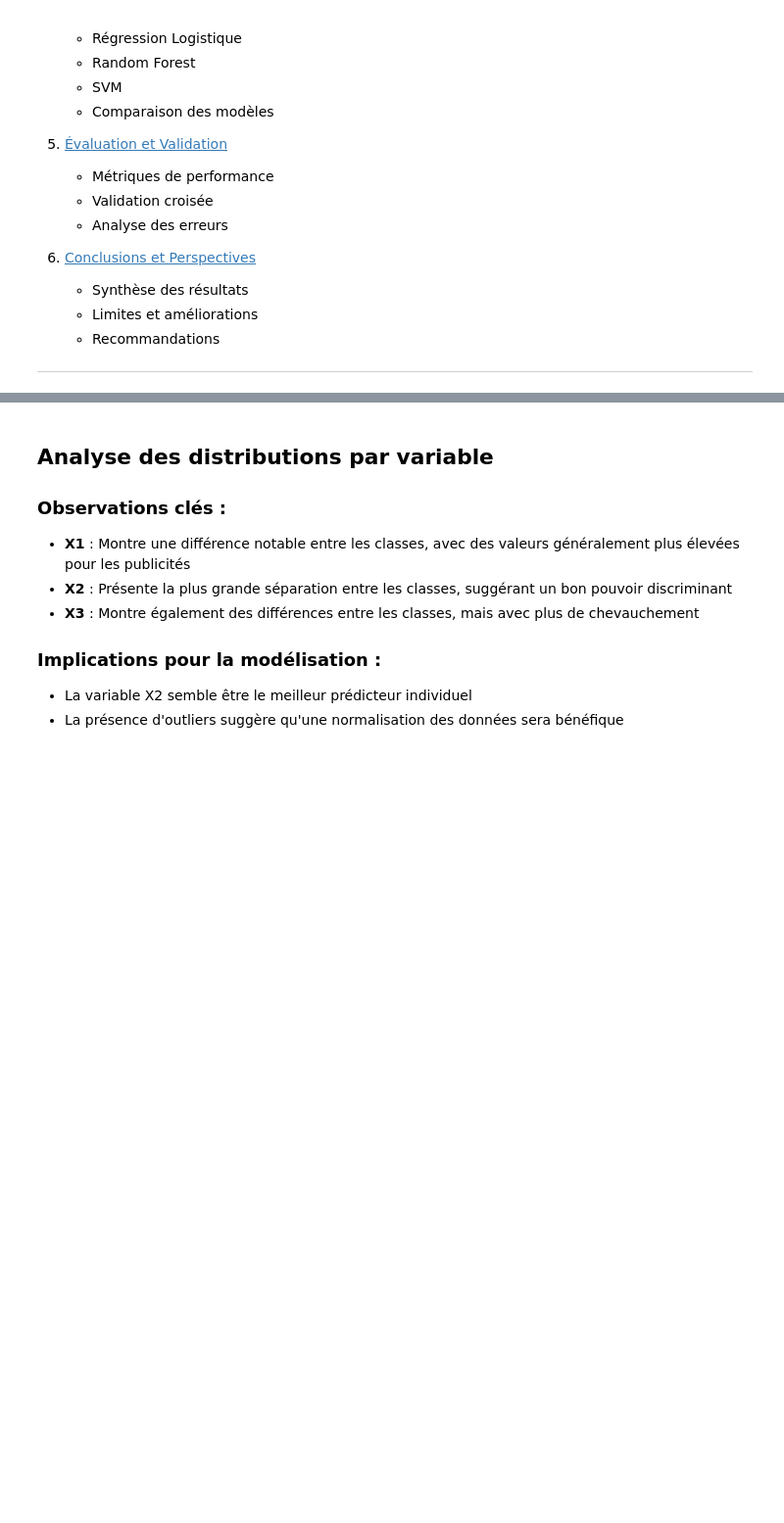
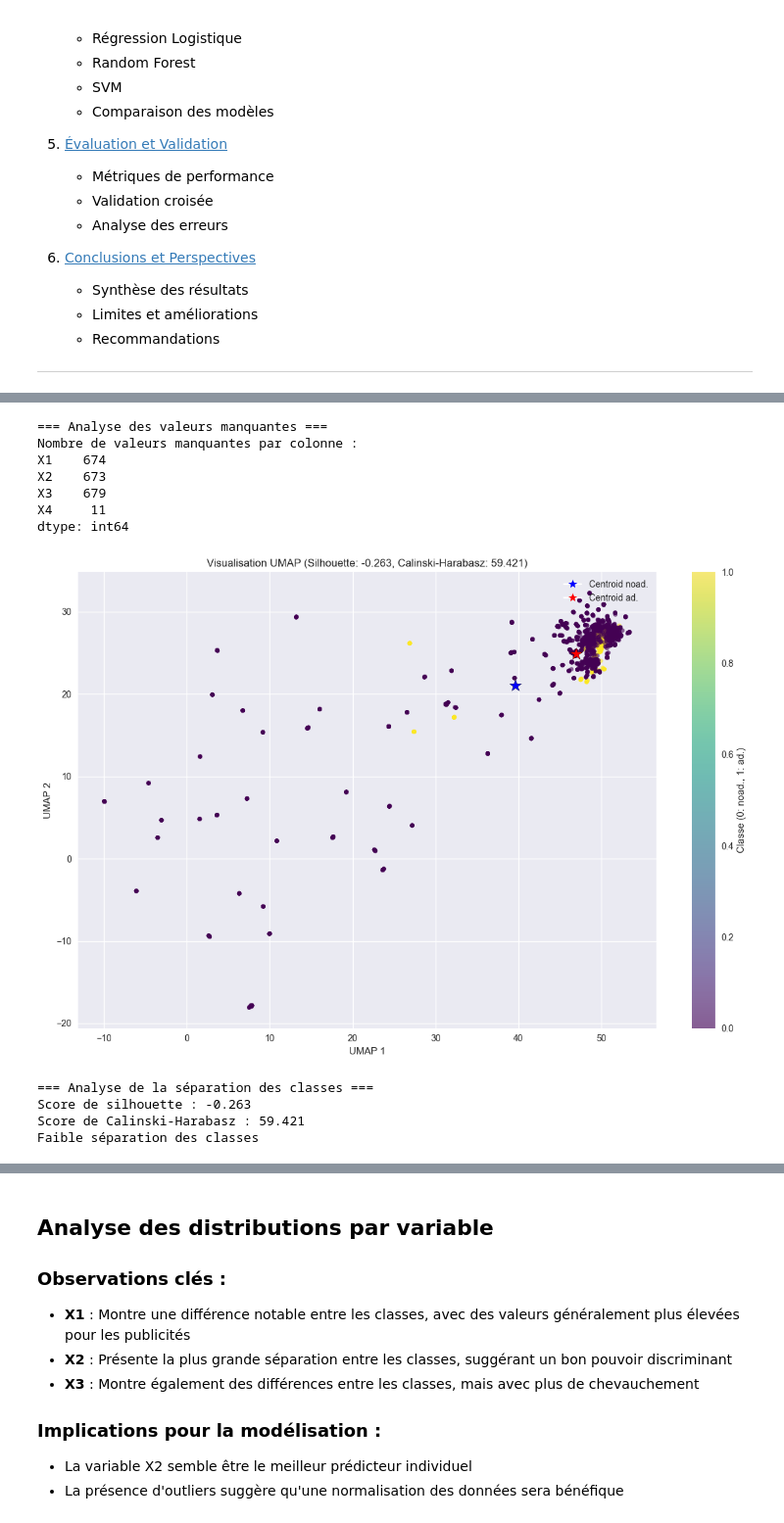
Before and after one commit to Abdoullatuf/Projet-STA211-2025, a Jupyter notebook: projet_sta211_complet.ipynb, the cells around one changed output, grey strips where cells are left out. Shown: that part at 98% size. Drawn from its saved outputs; the diff is of its cells as text; code cells hidden in the pictures; blank space fills up the shorter version.

```diff
--- a/projet_sta211_complet.ipynb
+++ b/projet_sta211_complet.ipynb
@@ -130,0 +253,17 @@ dtype: int64
+# %%
+from exploratory_analysis import umap_visualization
+# Visualisation UMAP
+umap_visualization(df)
+# %% [output]
+=== Analyse des valeurs manquantes ===
+Nombre de valeurs manquantes par colonne :
+X1    674
+X2    673
+X3    679
+X4     11
+dtype: int64
+[figure, added]
+=== Analyse de la séparation des classes ===
+Score de silhouette : -0.263
+Score de Calinski-Harabasz : 59.421
+Faible séparation des classes
```
Also changed, not shown: parts of 34 cells of this notebook, 11 other files.
